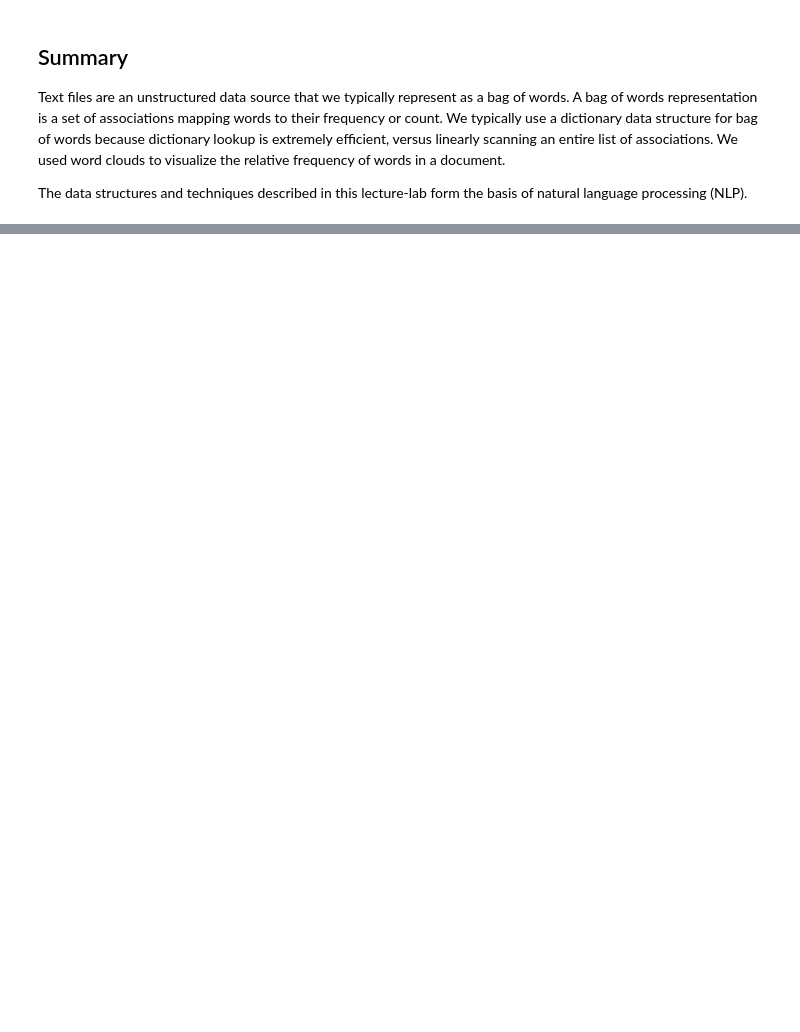
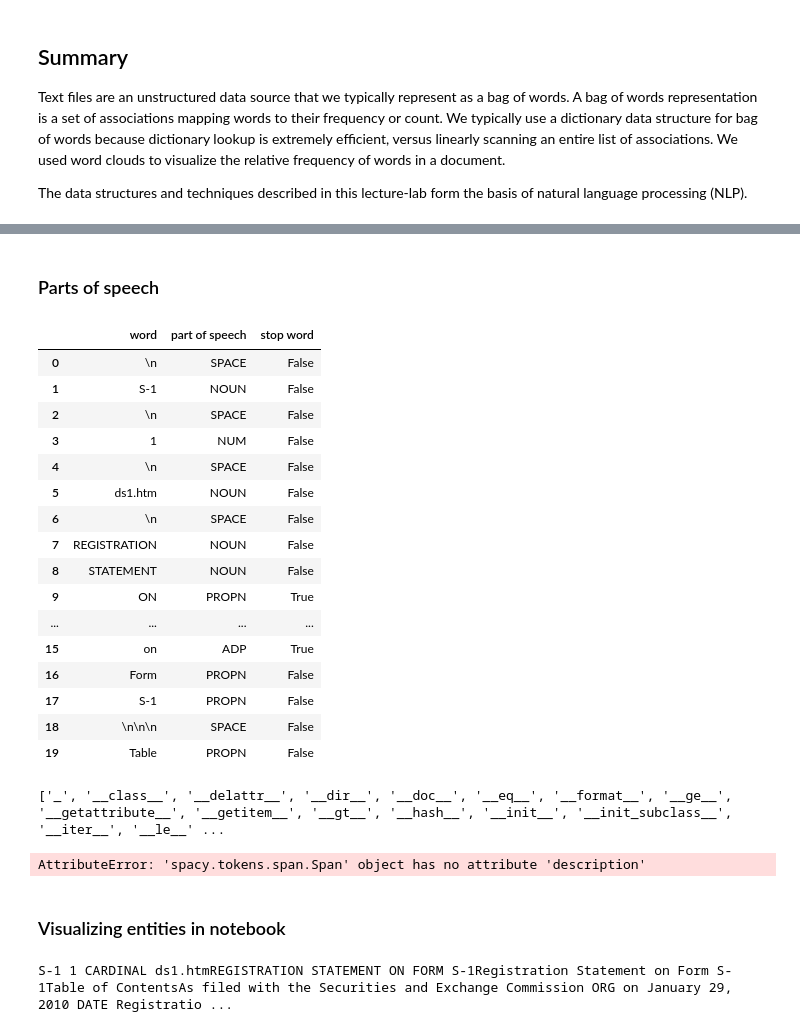
Before and after one commit to parrt/msds692, a Jupyter notebook: notes/text.ipynb, the cells around one changed output, grey strips where cells are left out. Cells and saved outputs as stored; diff of their text form; code cells hidden in the pictures; blank space fills up the shorter version.

```diff
--- a/notes/text.ipynb
+++ b/notes/text.ipynb
@@ -178,0 +191,6 @@ You can play around with the list of stop words to remove things like "important
+# %%
+text = "I need ¢ and £ and ¥"
+print(text)
+text = [c for c in text if ord(c)<=127]
+text = ''.join(text)
+print(text)
@@ -184,0 +255,13 @@ The data structures and techniques described in this lecture-lab form the basis
+# %%
+import sys
+from bs4 import BeautifulSoup
+
+def html2text(html_text):
+    soup = BeautifulSoup(html_text, 'html.parser')
+    text = soup.get_text()
+    return text
+
+with open("/tmp/TeslaIPO.html", "r") as f:
+    html_text = f.read()
+tsla = html2text(html_text)
+print(tsla[0:100].split())
@@ -184,0 +272,7 @@ The data structures and techniques described in this lecture-lab form the basis
+# %%
+import spacy
+nlp = spacy.load("en_core_web_sm")
+# %%
+doc = nlp(tsla[0:5000])
+for token in doc[:10]:
+    print(token.text)
@@ -184,0 +292,43 @@ The data structures and techniques described in this lecture-lab form the basis
+# %% [markdown]
+### Parts of speech
+# %%
+import pandas as pd
+winfo = []
+for token in doc[:20]:
+    winfo.append([token.text, token.pos_, token.is_stop])
+
+pd.DataFrame(data=winfo, columns=['word','part of speech', 'stop word'])
+# %% [output]
+|  | word | part of speech | stop word |
+| 0 | \n | SPACE | False |
+| 1 | S-1 | NOUN | False |
+| 2 | \n | SPACE | False |
+| 3 | 1 | NUM | False |
+| 4 | \n | SPACE | False |
+| 5 | ds1.htm | NOUN | False |
+| 6 | \n | SPACE | False |
+| 7 | REGISTRATION | NOUN | False |
+| 8 | STATEMENT | NOUN | False |
+| 9 | ON | PROPN | True |
+| ... | ... | ... | ... |
+| 15 | on | ADP | True |
+| 16 | Form | PROPN | False |
+| 17 | S-1 | PROPN | False |
+| 18 | \n\n\n | SPACE | False |
+| 19 | Table | PROPN | False |
+# %%
+winfo = []
+for ent in doc.ents:
+    print(dir(ent))
+    winfo.append([ent.text, ent.label_, ent.description])
+pd.DataFrame(data=winfo)
+# %% [output]
+['_', '__class__', '__delattr__', '__dir__', '__doc__', '__eq__', '__format__', '__ge__', '__getattribute__', '__getitem__', '__gt__', '__hash__', '__init__', '__init_subclass__', '__iter__', '__le__' ...
+AttributeError: 'spacy.tokens.span.Span' object has no attribute 'description'
+# %% [markdown]
+### Visualizing entities in notebook
+# %%
+from spacy import displacy
+displacy.render(doc[:100], style='ent')
+# %% [output]
+S-1 1 CARDINAL ds1.htmREGISTRATION STATEMENT ON FORM S-1Registration Statement on Form S-1Table of ContentsAs filed with the Securities and Exchange Commission ORG on January 29, 2010 DATE Registratio ...
```
Also changed, not shown: parts of 22 cells of this notebook, 3 other files.
